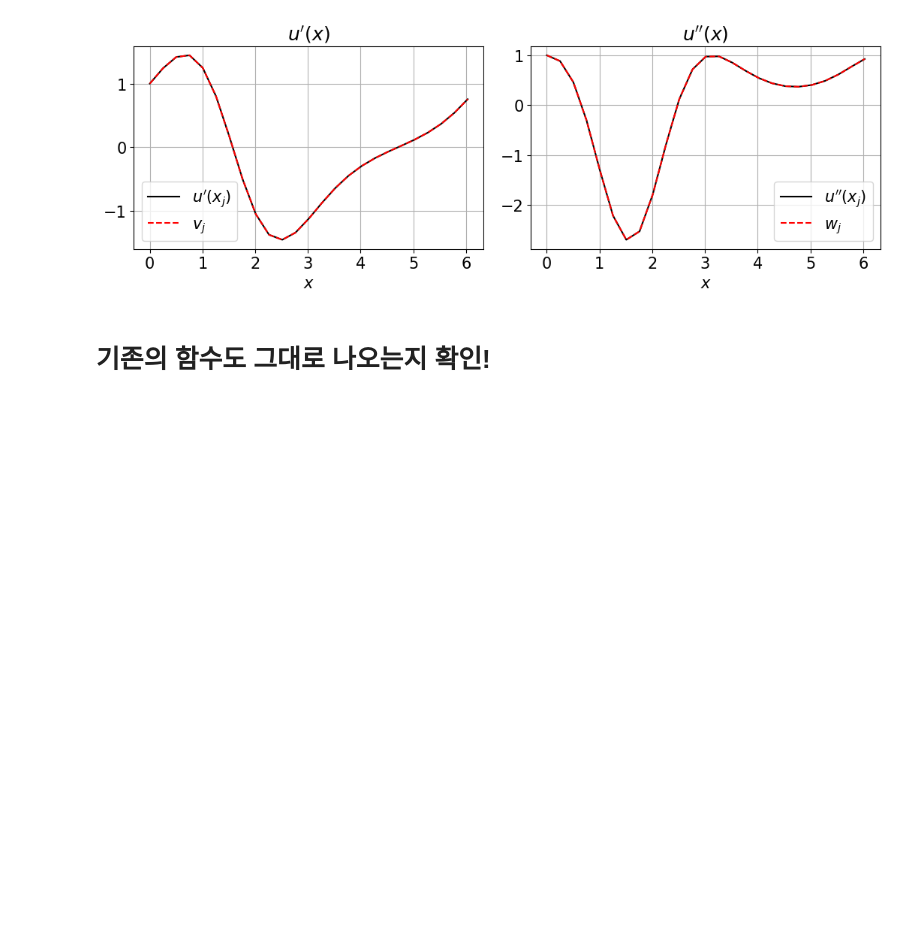
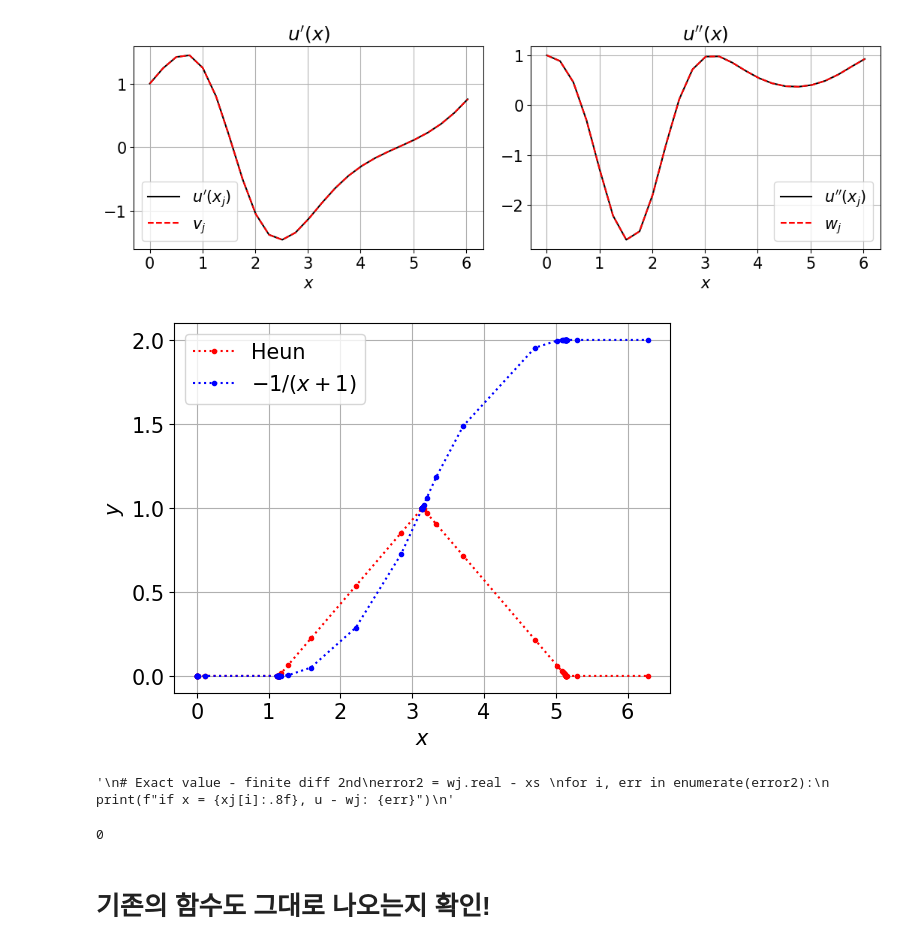
Before and after one commit to La-Folia/Numerical-Analysis, a Jupyter notebook: Fourier Transform/Homework_5_1_Differentiation_of_Functions.ipynb, the cells around one changed output. Drawn from its saved outputs; the diff is of its cells as text; code cells hidden in the pictures; blank space fills up the shorter version.

```diff
--- a/Fourier Transform/Homework_5_1_Differentiation_of_Functions.ipynb
+++ b/Fourier Transform/Homework_5_1_Differentiation_of_Functions.ipynb
@@ -129,6 +129,41 @@ if x = 5.52920307, u - wj: -3.872457909892546e-13
 if x = 5.78053048, u - wj: 2.836619827917275e-13
 if x = 6.03185789, u - wj: -1.829647544582258e-13
 [figure]
+# %%
+def f(x, Y): # F = [v, w], Y = [x, v]
+    return max(0, 1 - (abs(x - np.pi)/ 2))
+
+
+a = solve_ivp(f, [0, 2 * np.pi], [0], method='DOP853', dense_output = True, rtol = 1e-13, atol = 1e-13)
+error = [max(0, 1 - (abs(x - np.pi)/ 2)) - a.y for x in a.t]
+#print(error)
+#print([max(0, 1 - (abs(x - np.pi)/ 2)) for x in a.t])
+#print(len(a.y[0]), len(a.t))
+
+
+plt.figure()
+plt.plot(a.t, [max(0, 1 - (abs(t - np.pi)/ 2)) for t in a.t]
+, ".:r", a.t, a.y[0], ".:b")
+plt.legend(["Heun", "$-1/(x + 1)$"])
+plt.grid()
+plt.xlabel("$x$")
+plt.ylabel("$y$")
+plt.show()
+
+"""
+# Exact value - finite diff 2nd
+error2 = wj.real - xs
+for i, err in enumerate(error2):
+    print(f"if x = {xj[i]:.8f}, u - wj: {err}")
+"""
+# %% [output]
+[figure, added]
+'\n# Exact value - finite diff 2nd\nerror2 = wj.real - xs \nfor i, err in enumerate(error2):\n    print(f"if x = {xj[i]:.8f}, u - wj: {err}")\n'
+# %%
+x = 0
+max(0, 1 - (abs(x - np.pi)/ 2))
+# %% [output]
+0
 # %% [markdown]
 # 기존의 함수도 그대로 나오는지 확인!
 # %%
```
Also changed, not shown: parts of 1 cell of this notebook, 12 other files.
